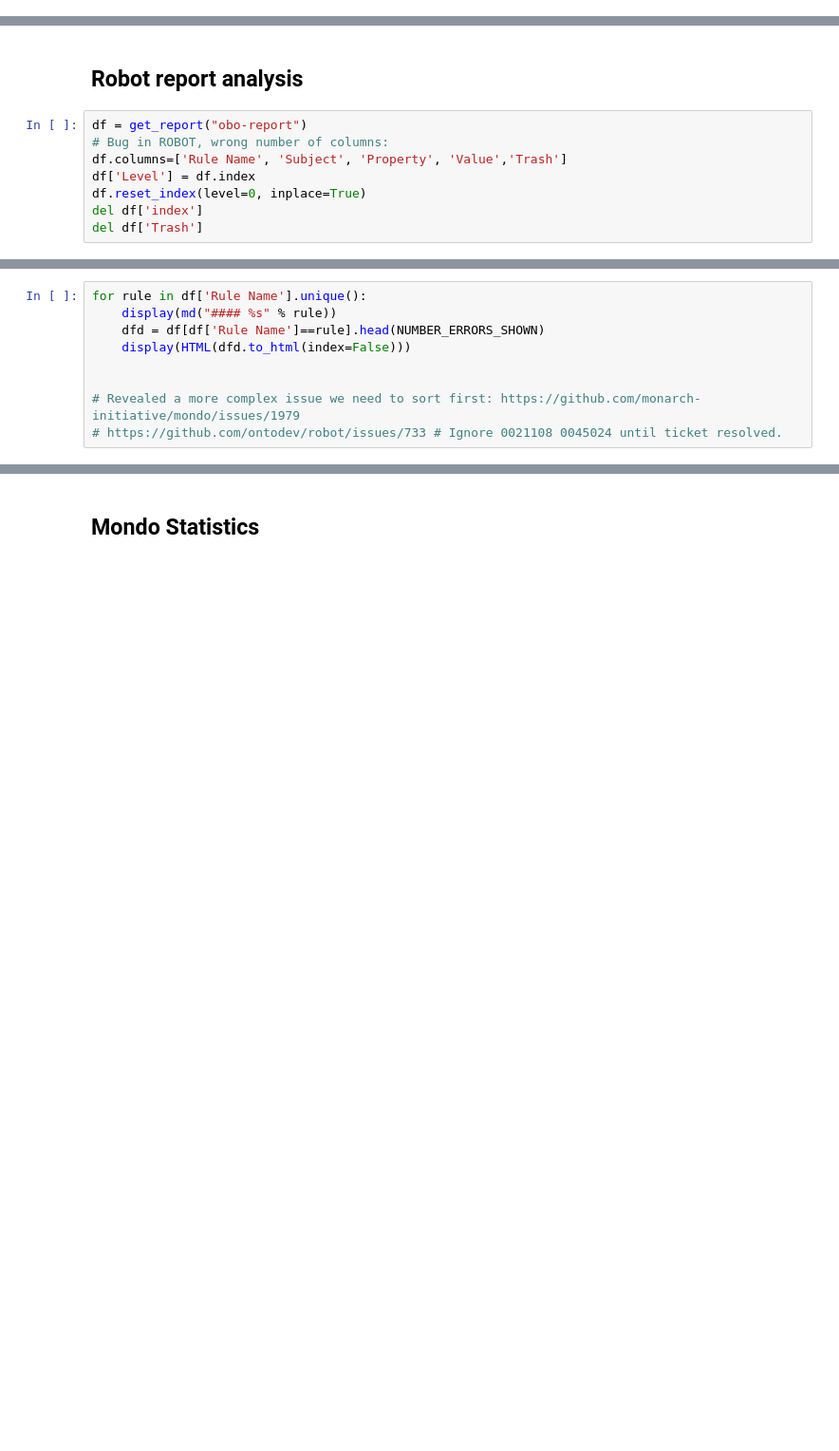
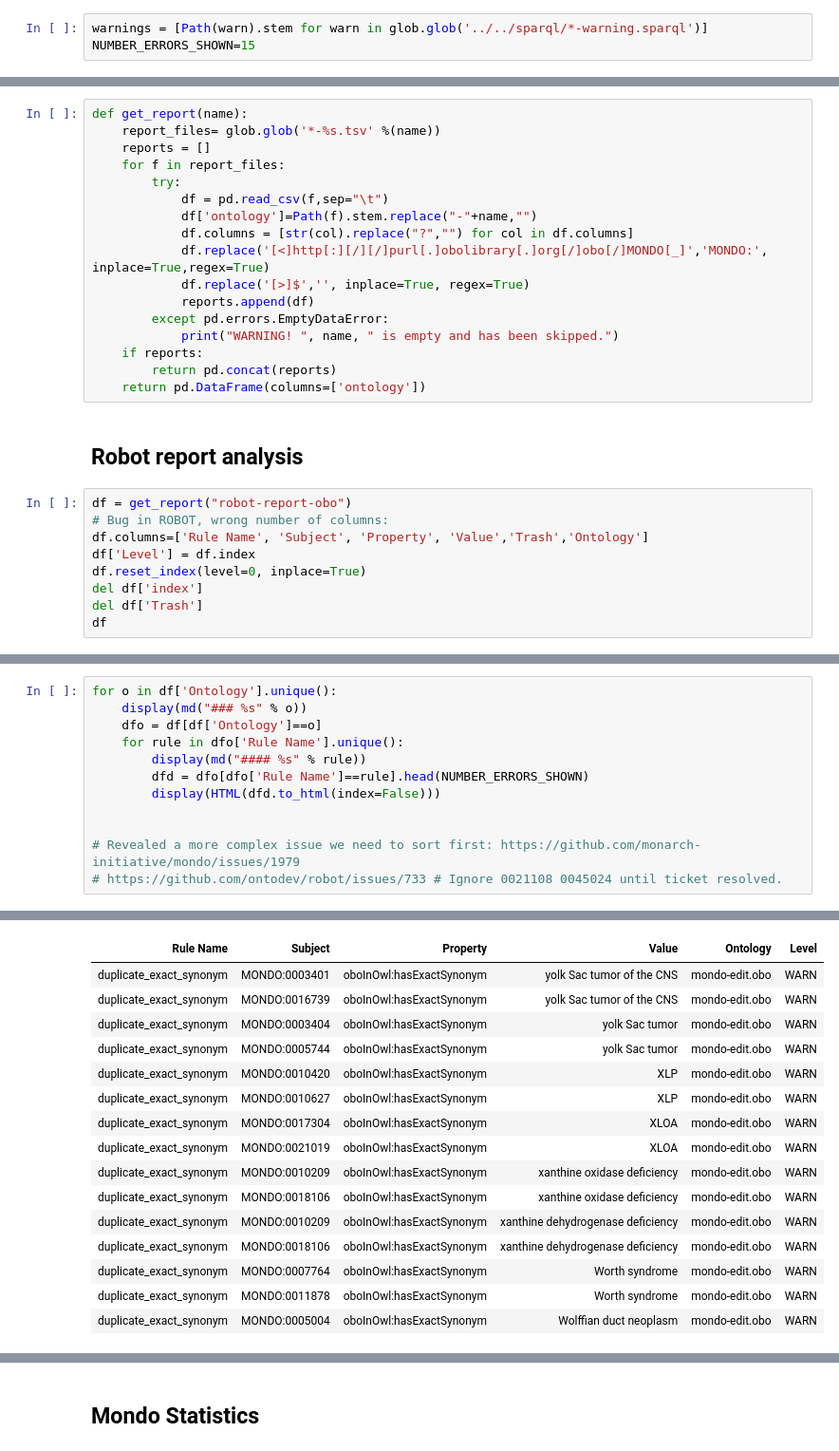
Before and after one commit to monarch-initiative/mondo, a Jupyter notebook: src/ontology/reports/mondo_analysis.ipynb, the cells around one changed output, grey strips where cells are left out. Shown at 95% size. Saved outputs shown, nothing was run; the diff lists cells and outputs as text; blank space fills up the shorter version.

```diff
--- a/src/ontology/reports/mondo_analysis.ipynb
+++ b/src/ontology/reports/mondo_analysis.ipynb
@@ -41,3 +38,6 @@ NUMBER_ERRORS_SHOWN=10
+# %%
+warnings = [Path(warn).stem for warn in glob.glob('../../sparql/*-warning.sparql')]
+NUMBER_ERRORS_SHOWN=15
 # %% [markdown]
 mondo="http://purl.obolibrary.org/obo/mondo.owl"
 g = Graph()
@@ -68,10 +45,28 @@ def load_from_local_file(file_path):
+# %%
+def get_report(name):
+    report_files= glob.glob('*-%s.tsv' %(name))
+    reports = []
+    for f in report_files:
+        try:
+            df = pd.read_csv(f,sep="\t")
+            df['ontology']=Path(f).stem.replace("-"+name,"")
+            df.columns = [str(col).replace("?","") for col in df.columns]
+            df.replace('[<]http[:][/][/]purl[.]obolibrary[.]org[/]obo[/]MONDO[_]','MONDO:', inplace=True,regex=True)
+            df.replace('[>]$','', inplace=True, regex=True)
+            reports.append(df)
+        except pd.errors.EmptyDataError:
+            print("WARNING! ", name, " is empty and has been skipped.")
+    if reports:
+        return pd.concat(reports)
+    return pd.DataFrame(columns=['ontology'])
 # %% [markdown]
 ## Robot report analysis
 # %%
-df = get_report("obo-report")
+df = get_report("robot-report-obo")
 # Bug in ROBOT, wrong number of columns:
-df.columns=['Rule Name', 'Subject', 'Property', 'Value','Trash']
+df.columns=['Rule Name', 'Subject', 'Property', 'Value','Trash','Ontology']
 df['Level'] = df.index
 df.reset_index(level=0, inplace=True)
 del df['index']
 del df['Trash']
+df
@@ -85,9 +113,13 @@ df[['Level','Rule Name','Value']].groupby(['Level','Rule Name']).count()
 # %%
-for rule in df['Rule Name'].unique():
-    display(md("#### %s" % rule))
-    dfd = df[df['Rule Name']==rule].head(NUMBER_ERRORS_SHOWN)
-    display(HTML(dfd.to_html(index=False)))
+for o in df['Ontology'].unique():
+    display(md("### %s" % o))
+    dfo = df[df['Ontology']==o]
+    for rule in dfo['Rule Name'].unique():
+        display(md("#### %s" % rule))
+        dfd = dfo[dfo['Rule Name']==rule].head(NUMBER_ERRORS_SHOWN)
+        display(HTML(dfd.to_html(index=False)))
 
 
 # Revealed a more complex issue we need to sort first: https://github.com/monarch-initiative/mondo/issues/1979
 # https://github.com/ontodev/robot/issues/733 # Ignore 0021108 0045024 until ticket resolved.
+# %% [output]
@@ -93,0 +134,16 @@ for rule in df['Rule Name'].unique():
+| Rule Name | Subject | Property | Value | Ontology | Level |
+| duplicate_exact_synonym | MONDO:0003401 | oboInOwl:hasExactSynonym | yolk Sac tumor of the CNS | mondo-edit.obo | WARN |
+| duplicate_exact_synonym | MONDO:0016739 | oboInOwl:hasExactSynonym | yolk Sac tumor of the CNS | mondo-edit.obo | WARN |
+| duplicate_exact_synonym | MONDO:0003404 | oboInOwl:hasExactSynonym | yolk Sac tumor | mondo-edit.obo | WARN |
+| duplicate_exact_synonym | MONDO:0005744 | oboInOwl:hasExactSynonym | yolk Sac tumor | mondo-edit.obo | WARN |
+| duplicate_exact_synonym | MONDO:0010420 | oboInOwl:hasExactSynonym | XLP | mondo-edit.obo | WARN |
+| duplicate_exact_synonym | MONDO:0010627 | oboInOwl:hasExactSynonym | XLP | mondo-edit.obo | WARN |
+| duplicate_exact_synonym | MONDO:0017304 | oboInOwl:hasExactSynonym | XLOA | mondo-edit.obo | WARN |
+| duplicate_exact_synonym | MONDO:0021019 | oboInOwl:hasExactSynonym | XLOA | mondo-edit.obo | WARN |
+| duplicate_exact_synonym | MONDO:0010209 | oboInOwl:hasExactSynonym | xanthine oxidase deficiency | mondo-edit.obo | WARN |
+| duplicate_exact_synonym | MONDO:0018106 | oboInOwl:hasExactSynonym | xanthine oxidase deficiency | mondo-edit.obo | WARN |
+| duplicate_exact_synonym | MONDO:0010209 | oboInOwl:hasExactSynonym | xanthine dehydrogenase deficiency | mondo-edit.obo | WARN |
+| duplicate_exact_synonym | MONDO:0018106 | oboInOwl:hasExactSynonym | xanthine dehydrogenase deficiency | mondo-edit.obo | WARN |
+| duplicate_exact_synonym | MONDO:0007764 | oboInOwl:hasExactSynonym | Worth syndrome | mondo-edit.obo | WARN |
+| duplicate_exact_synonym | MONDO:0011878 | oboInOwl:hasExactSynonym | Worth syndrome | mondo-edit.obo | WARN |
+| duplicate_exact_synonym | MONDO:0005004 | oboInOwl:hasExactSynonym | Wolffian duct neoplasm | mondo-edit.obo | WARN |
```
Also changed, not shown: parts of 15 cells of this notebook, 9 other files.
